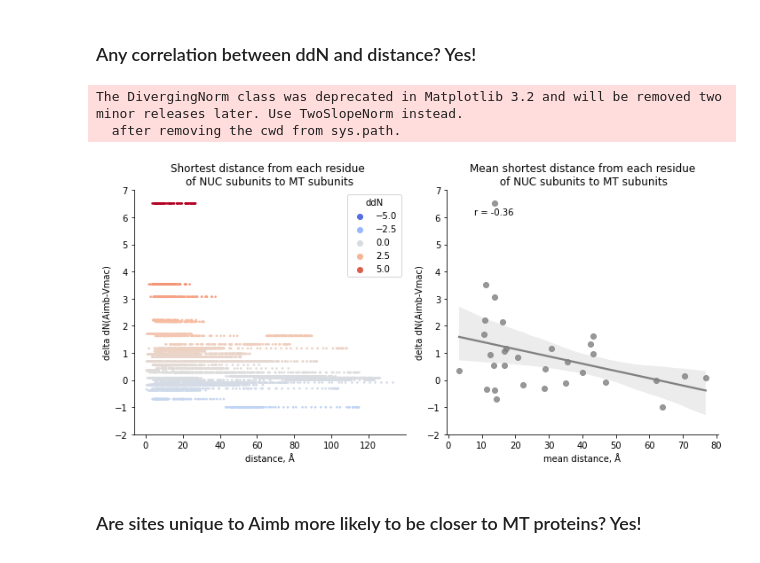
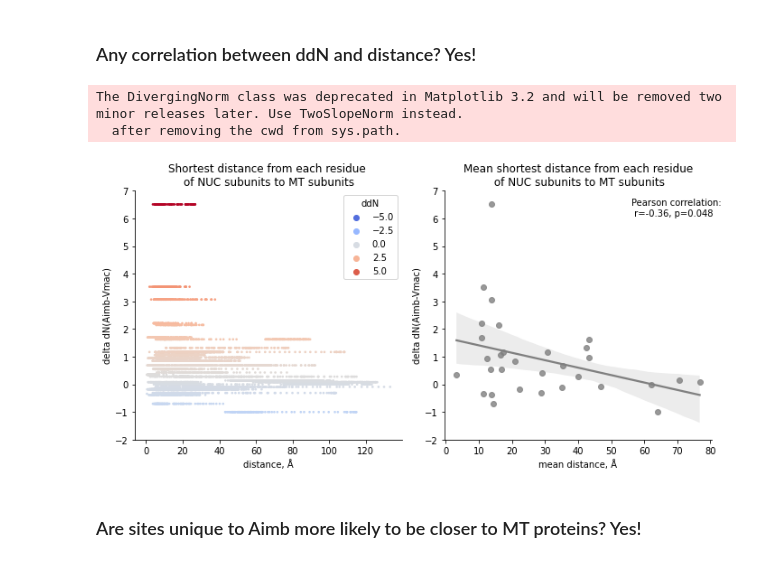
Before and after one commit to osipovarev/Brood_parasites_analysis, a Jupyter notebook: NAD_complex_analysis.ipynb, the cells around one changed output. Saved outputs shown, nothing was run; the diff lists cells and outputs as text; code cells hidden in the pictures.

```diff
--- a/NAD_complex_analysis.ipynb
+++ b/NAD_complex_analysis.ipynb
@@ -183,36 +183,39 @@ min_values_df.head()
 fig, axes = plt.subplots(1, 2, figsize=(10, 5))
 ax1, ax2 = axes[0], axes[1]
 
 norm = DivergingNorm(vmin=-6, vmax=6, vcenter=0)
 
 sns.scatterplot(ax=ax1, data=min_values_df, x='Min_Distance', y='ddN', hue='ddN', palette='coolwarm',
                 norm=norm, linewidth=0, s=7)
 # sns.scatterplot(ax=ax2, data=mean_dist_df, x='Min_Distance', y='ddN', hue='ddN', palette='coolwarm',
 #                 norm=norm, linewidth=0, s=30, alpha=0.9)
 sns.regplot(ax=ax2, data=mean_dist_df, x='Min_Distance', y='ddN', color='grey')
 
 # Add correlation coeefficient
-corr, _ = stats.pearsonr(mean_dist_df['Min_Distance'], mean_dist_df['ddN'])
+r, p = stats.pearsonr(mean_dist_df['Min_Distance'], mean_dist_df['ddN'])
 
 # Add the correlation coefficient to the plot
-plt.text(0.1, 0.9, f'r = {corr:.2f}', transform=ax2.transAxes)
+plt.text(0.7, 0.9, 'Pearson correlation:\n r={:.2f}, p={:.2g}'.format(r, p), transform=ax2.transAxes)
 
 # Add titles, label axes
 ax1.set_ylim(-2, 7)
 ax2.set_ylim(-2, 7)
 ax1.set_xlabel('distance, Å')
 ax2.set_xlabel('mean distance, Å')
 ax1.set_ylabel('delta dN(Aimb-Vmac)')
 ax2.set_ylabel('delta dN(Aimb-Vmac)')
 ax1.set_title('Shortest distance from each residue \nof NUC subunits to MT subunits')
 ax2.set_title('Mean shortest distance from each residue\n of NUC subunits to MT subunits')
 
 sns.despine(fig=None, ax=None, left=False, bottom=False, offset=None, trim=False)
 fig.tight_layout()
+
+pdf_name = 'ddN_distance.ddN_mean_dist.pdf'
+# fig.savefig(pdf_name, bbox_inches='tight')
 # %% [output]
 The DivergingNorm class was deprecated in Matplotlib 3.2 and will be removed two minor releases later. Use TwoSlopeNorm instead.
   after removing the cwd from sys.path.
-[figure, old version]
+[figure, new version]
 # %% [markdown]
 ### Are sites unique to Aimb more likely to be closer to MT proteins? Yes!
 # %%
```
Also changed, not shown: parts of 1 cell of this notebook, 2 other files.
